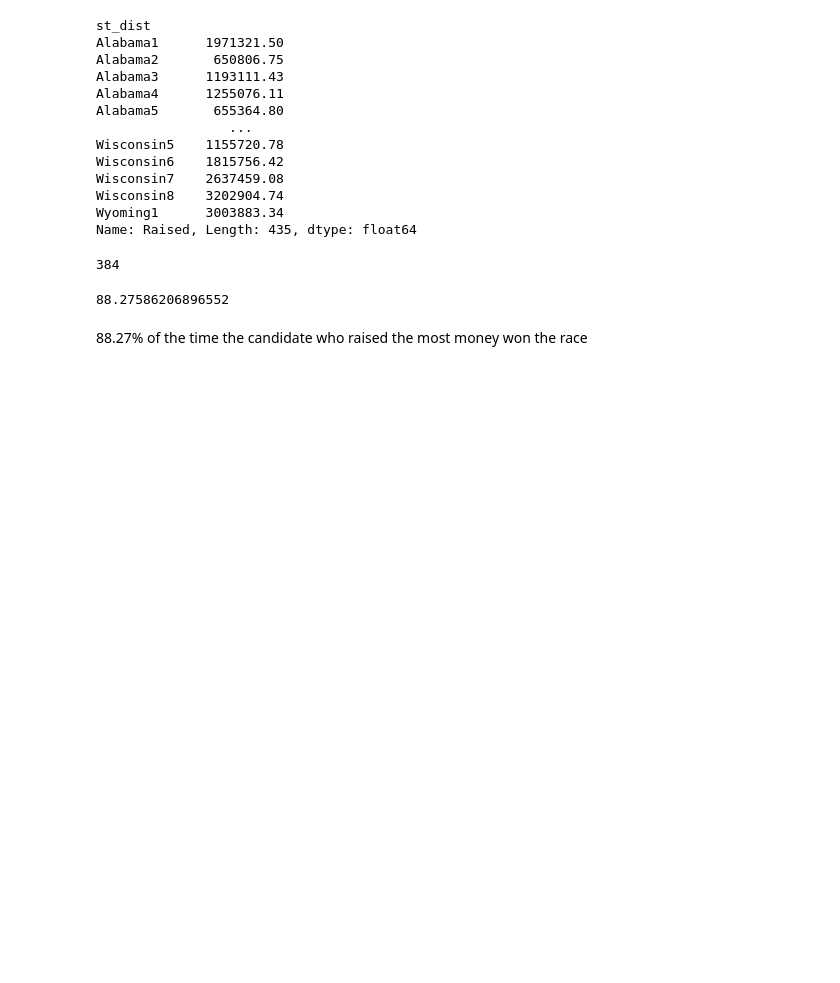
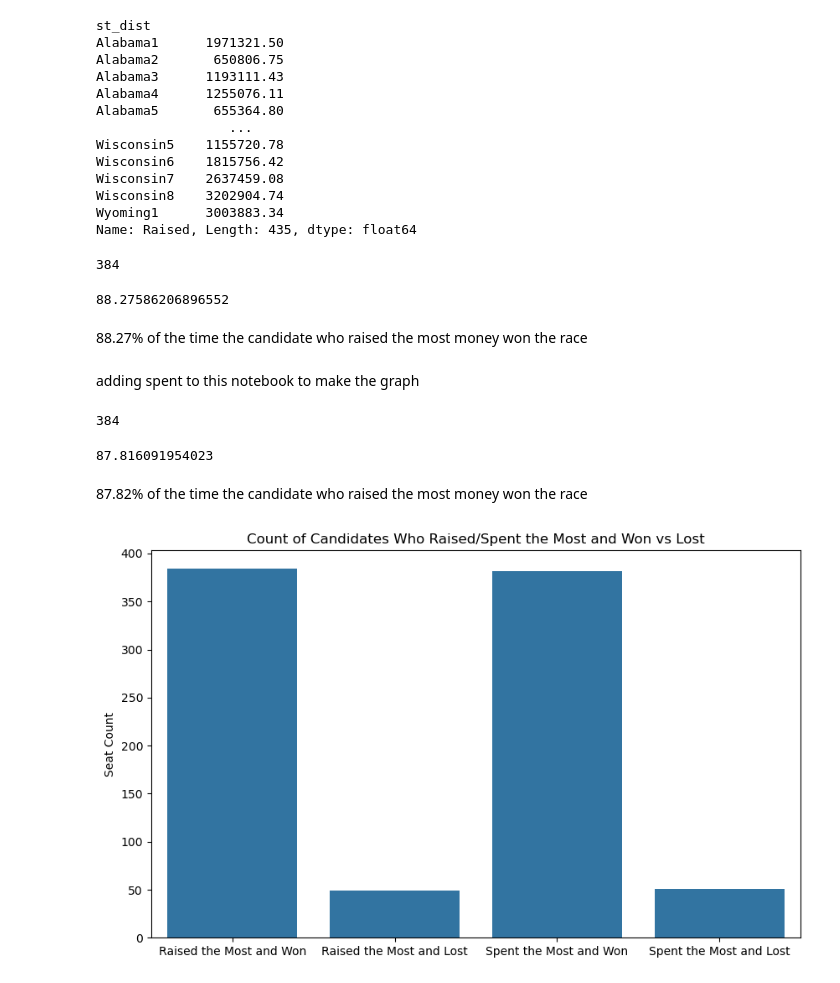
Before and after one commit to nss-data-science-cohort-8/open-secrets-skittles, a Jupyter notebook: notebooks/vt_money_raised.ipynb, the cells around one changed output. Saved outputs shown, nothing was run; the diff lists cells and outputs as text; code cells hidden in the pictures; blank space fills up the shorter version.

Commit message:
added graph

```diff
--- a/notebooks/vt_money_raised.ipynb
+++ b/notebooks/vt_money_raised.ipynb
@@ -80,3 +81,47 @@ winners
 88.27586206896552
 # %% [markdown]
 88.27% of the time the candidate who raised the most money won the race
+# %% [markdown]
+adding spent to this notebook to make the graph
+# %%
+# function to determine who spent the most in the group
+def max_spent_dist(df, dist, spent):
+    highest_spent = df.groupby(dist)[spent].transform('max')
+    return (df[spent] == highest_spent).astype(int)
+
+# adding column to flag the row that spent the most per group
+results_df['max_spent'] = max_cont_dist(results_df, 'st_dist', 'Spent')
+# %%
+# counting how many groups where the person that won spent the most money
+winnersSpent = results_df.groupby('st_dist')[['Outcome', 'max_spent']].apply(lambda x: (x['Outcome'] == 'W') & (x['max_spent'] == 1)).sum()
+winners
+# %% [output]
+384
+# %%
+# percentage of times where the most money spent wins the race
+(winnersSpent / total_seats) * 100
+# %% [output]
+87.816091954023
+# %% [markdown]
+87.82% of the time the candidate who raised the most money won the race
+# %%
+comparison_won_lost_df = pd.DataFrame({
+    'Category': ['Raised the Most and Won', 'Raised the Most and Lost', 'Spent the Most and Won', 'Spent the Most and Lost'],
+    'Count': [
+        results_df[(results_df['max_raised'] == 1) & (results_df['Outcome'] == 'W')].shape[0],
+        results_df[(results_df['max_raised'] == 1) & (results_df['Outcome'] == 'L')].shape[0],
+        results_df[(results_df['max_spent'] == 1) & (results_df['Outcome'] == 'W')].shape[0],
+        results_df[(results_df['max_spent'] == 1) & (results_df['Outcome'] == 'L')].shape[0]
+    ]
+})
+
+
+plt.figure(figsize=(10, 6))
+sns.barplot(x='Category', y='Count', data=comparison_won_lost_df)
+plt.title('Count of Candidates Who Raised/Spent the Most and Won vs Lost')
+plt.ylabel('Seat Count')
+plt.xlabel('')
+plt.savefig('../images/RasisedSpentWins' , dpi= 150)
+plt.show()
+# %% [output]
+[figure, added]
```
Also changed, not shown: parts of 2 cells of this notebook, 2 other files.
